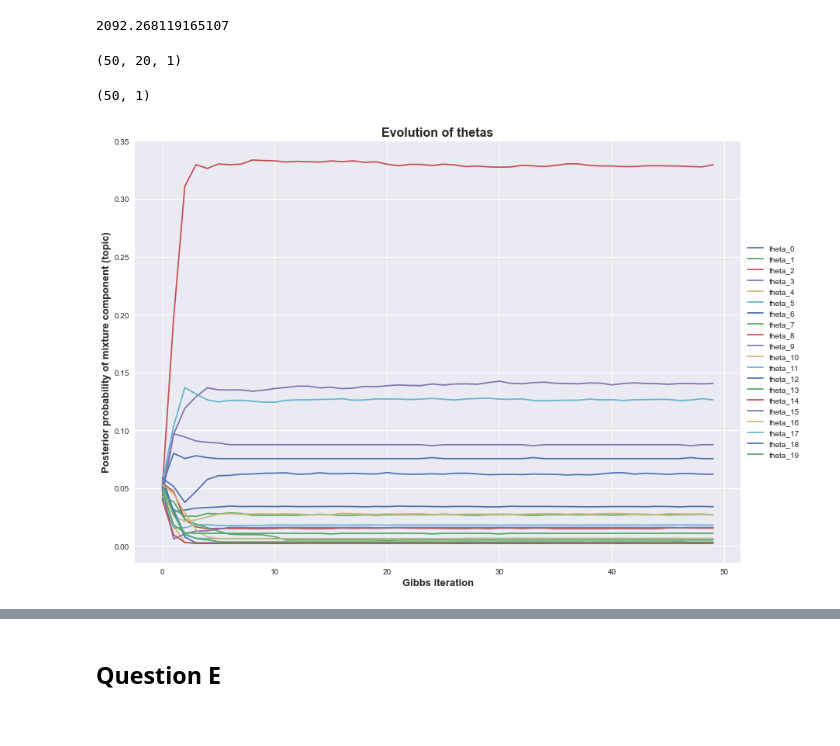
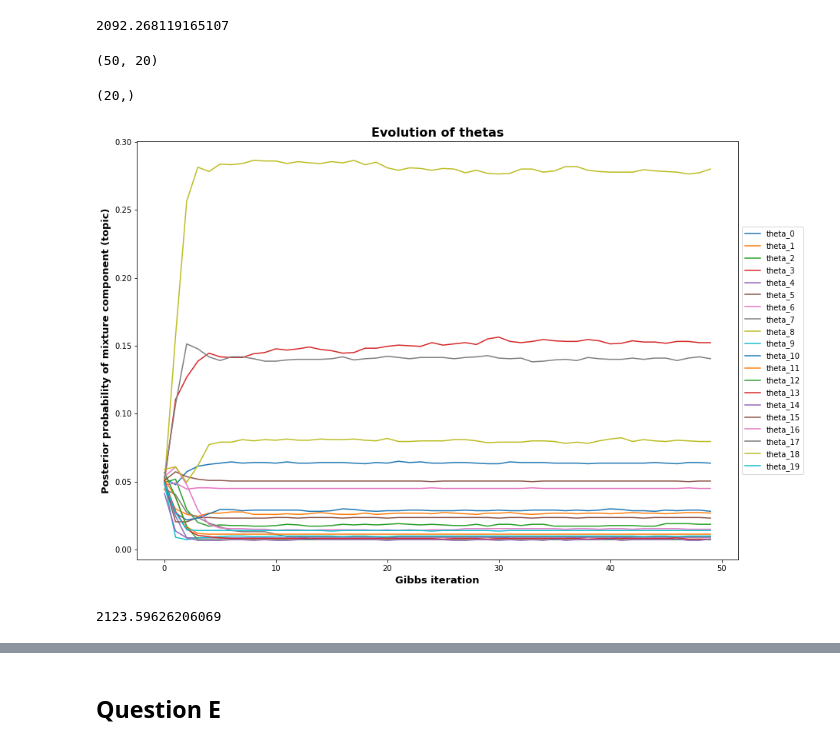
Before and after one commit to AlejandroSantorum/MPhil_MLMI_Cambridge, a Jupyter notebook: 4F13-Probabilistic_Machine_Learning/Lab/lab3/code/coursework3.ipynb, the cells around one changed output, grey strips where cells are left out. Drawn from its saved outputs; the diff is of its cells as text; code cells hidden in the pictures.

```diff
--- a/4F13-Probabilistic_Machine_Learning/Lab/lab3/code/coursework3.ipynb
+++ b/4F13-Probabilistic_Machine_Learning/Lab/lab3/code/coursework3.ipynb
@@ -291,37 +291,36 @@ print(perplexity)
 # %% [output]
 2092.268119165107
 # %%
-
+# summing over columns to get c_k
 print(list_sk_docs.shape)
-# summing over columns to get c_k
-cluster_doc_count = np.sum(list_sk_docs, axis=1)
+cluster_doc_count = np.sum(list_sk_docs, axis=0)
 # calculating c_k + alpha
 cluster_doc_count_alpha = cluster_doc_count + alpha
 # theta_k = predicitive mean Dir(c_k+alpha) = (c_k + alpha)/sum_{k}(c_k + alpha)
 thetas = cluster_doc_count_alpha/sum(cluster_doc_count_alpha)
 thetas.shape
 # %% [output]
-(50, 20, 1)
+(50, 20)
-(50, 1)
+(20,)
 # %%
-def get_thetas_at_iter(list_swk, alpha, gibbs_iter):
-    cluster_word_count = np.sum(list_swk[gibbs_iter], axis=0)
-    cluster_word_count_alpha = cluster_word_count + alpha
-    thetas_iter = cluster_word_count_alpha/sum(cluster_word_count_alpha)
+def get_thetas_at_iter(list_sk_docs, alpha, gibbs_iter):
+    cluster_doc_count = list_sk_docs[gibbs_iter,:]
+    cluster_doc_count_alpha = cluster_doc_count + alpha
+    thetas_iter = cluster_doc_count_alpha/np.sum(cluster_doc_count_alpha)
     return thetas_iter
 
 
-def get_thetas_per_iter(list_swk, alpha, total_iters):
+def get_thetas_per_iter(list_sk_docs, alpha, total_iters):
     thetas_per_iter = []
     for iter in range(total_iters):
-        thetas_iter = get_thetas_at_iter(list_swk, alpha, iter)
+        thetas_iter = get_thetas_at_iter(list_sk_docs, alpha, iter)
         thetas_per_iter.append(thetas_iter)
 
     return np.array(thetas_per_iter)
 
 
-def plot_thetas(list_swk, alpha, total_iters):
-    thetas_per_iter = get_thetas_per_iter(list_swk, alpha, total_iters)
+def plot_thetas(list_sk_docs, alpha, total_iters):
+    thetas_per_iter = get_thetas_per_iter(list_sk_docs, alpha, total_iters)
     thetas_per_iter = np.transpose(thetas_per_iter)
 
     plt.figure(figsize=(0.7*thetas_per_iter.shape[0], 0.5*thetas_per_iter.shape[0]))
@@ -336,6 +335,17 @@ def plot_thetas(list_swk, alpha, total_iters):
 
     plt.legend(loc='center left', bbox_to_anchor=(1, 0.5))
 # %%
-plot_thetas(list_swk, alpha, n_iters)
+plot_thetas(list_sk_docs, alpha, n_iters)
 # %% [output]
-[figure, old version]
+[figure, new version]
+# %%
+np.random.seed(3)
+
+K = 20  # number of clusters
+alpha = 10  # parameter of the Dirichlet over mixture components
+gamma = 0.1  # parameter of the Dirichlet over words
+n_iters = 50
+perplexity, swk, list_sk_docs = BMM(A, B, K, alpha, gamma, num_iters_gibbs=n_iters)
+print(perplexity)
+# %% [output]
+2123.59626206069
```
Also changed, not shown: parts of 1 cell of this notebook.
